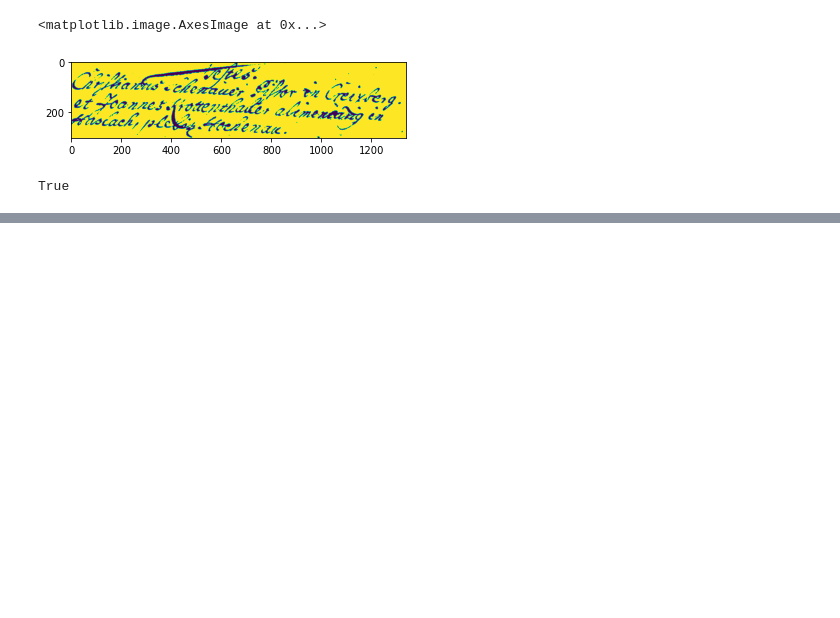
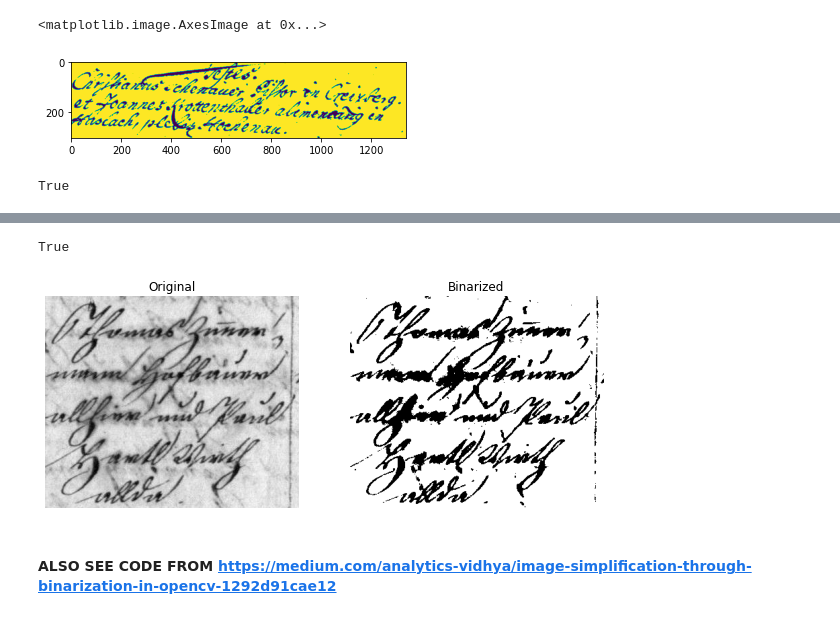
Before and after one commit to ross-k/Image-Binarization-for-Handwriting-OCR, a Jupyter notebook: notebooks/2a - image bin OCR EDA v2.ipynb, the cells around one changed output, grey strips where cells are left out. Drawn from its saved outputs; the diff is of its cells as text; code cells hidden in the pictures; blank space fills up the shorter version.

```diff
--- a/notebooks/2a - image bin OCR EDA v2.ipynb
+++ b/notebooks/2a - image bin OCR EDA v2.ipynb
@@ -299,0 +423,14 @@ True
+# %%
+def convert_binary(image_matrix,
+                   thresh_val):
+    white = 255
+    black = 0
+
+    initial_conv = np.where((image_matrix <= thresh_val),
+                            image_matrix,
+                            white)
+    final_conv = np.where((initial_conv > thresh_val),
+                          initial_conv,
+                          black)
+
+    return final_conv
@@ -299,0 +481,9 @@ True
+# %%
+binarize_this(image_file = '../data/H-DIBCO_data/DIBCO/2016/DIPCO2016_dataset/10.bmp',
+              with_plot  = True,
+              gray_scale = True)
+# %% [output]
+True
+[figure, added]
+# %% [markdown]
+#### ALSO SEE CODE FROM https://medium.com/analytics-vidhya/image-simplification-through-binarization-in-opencv-1292d91cae12
```
Also changed, not shown: parts of 35 cells of this notebook.
